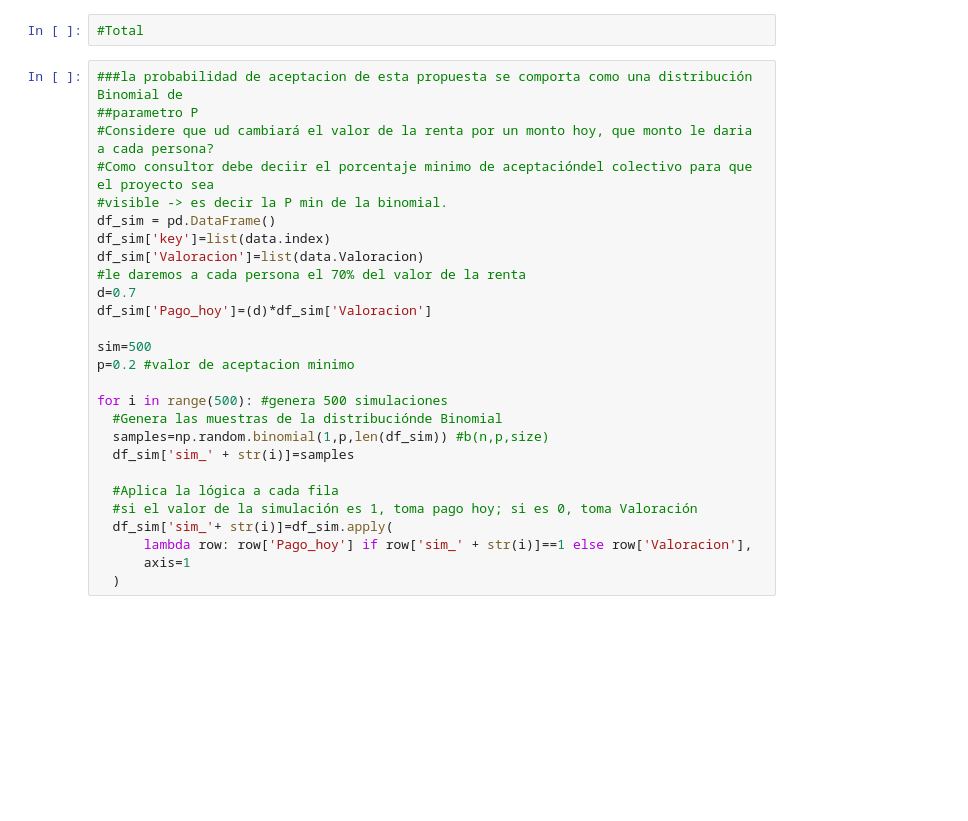
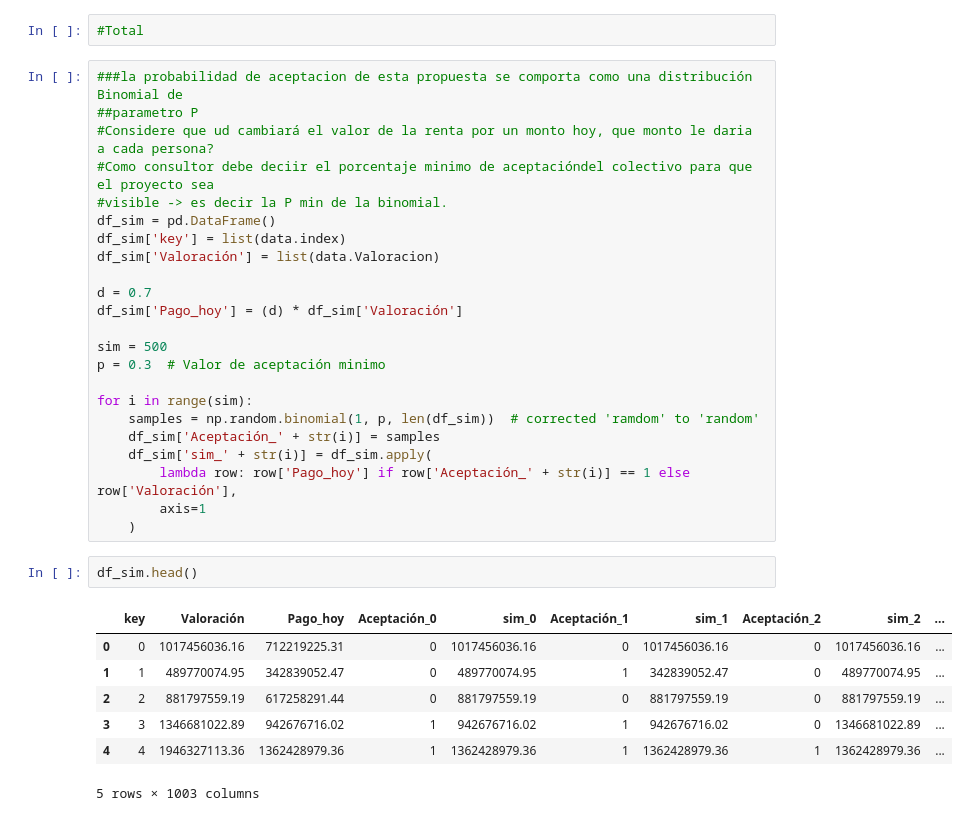
Before and after one commit to mateocivil10/pj_sa_202501, a Jupyter notebook: notebooks/4Clase.ipynb, the cells around one changed output. Cells and saved outputs as stored; diff of their text form; blank space fills up the shorter version.

```diff
--- a/notebooks/4Clase.ipynb
+++ b/notebooks/4Clase.ipynb
@@ -254,23 +254,29 @@ Cuantil al 95%: 2926050013.444586
 #Como consultor debe deciir el porcentaje minimo de aceptacióndel colectivo para que el proyecto sea
 #visible -> es decir la P min de la binomial.
 df_sim = pd.DataFrame()
-df_sim['key']=list(data.index)
-df_sim['Valoracion']=list(data.Valoracion)
-#le daremos a cada persona el 70% del valor de la renta
-d=0.7
-df_sim['Pago_hoy']=(d)*df_sim['Valoracion']
+df_sim['key'] = list(data.index)
+df_sim['Valoración'] = list(data.Valoracion)
 
-sim=500
-p=0.2 #valor de aceptacion minimo
+d = 0.7
+df_sim['Pago_hoy'] = (d) * df_sim['Valoración']
 
-for i in range(500): #genera 500 simulaciones
-  #Genera las muestras de la distribuciónde Binomial
-  samples=np.random.binomial(1,p,len(df_sim)) #b(n,p,size)
-  df_sim['sim_' + str(i)]=samples
+sim = 500
+p = 0.3  # Valor de aceptación minimo
 
-  #Aplica la lógica a cada fila
-  #si el valor de la simulación es 1, toma pago hoy; si es 0, toma Valoración
-  df_sim['sim_'+ str(i)]=df_sim.apply(
-      lambda row: row['Pago_hoy'] if row['sim_' + str(i)]==1 else row['Valoracion'],
-      axis=1
-  )
+for i in range(sim):
+    samples = np.random.binomial(1, p, len(df_sim))  # corrected 'ramdom' to 'random'
+    df_sim['Aceptación_' + str(i)] = samples
+    df_sim['sim_' + str(i)] = df_sim.apply(
+        lambda row: row['Pago_hoy'] if row['Aceptación_' + str(i)] == 1 else row['Valoración'],
+        axis=1
+    )
+# %%
+df_sim.head()
+# %% [output]
+|  | key | Valoración | Pago_hoy | Aceptación_0 | sim_0 | Aceptación_1 | sim_1 | Aceptación_2 | sim_2 | ... |
+| 0 | 0 | 1017456036.16 | 712219225.31 | 0 | 1017456036.16 | 0 | 1017456036.16 | 0 | 1017456036.16 | ... |
+| 1 | 1 | 489770074.95 | 342839052.47 | 0 | 489770074.95 | 1 | 342839052.47 | 0 | 489770074.95 | ... |
+| 2 | 2 | 881797559.19 | 617258291.44 | 0 | 881797559.19 | 0 | 881797559.19 | 0 | 881797559.19 | ... |
+| 3 | 3 | 1346681022.89 | 942676716.02 | 1 | 942676716.02 | 1 | 942676716.02 | 0 | 1346681022.89 | ... |
+| 4 | 4 | 1946327113.36 | 1362428979.36 | 1 | 1362428979.36 | 1 | 1362428979.36 | 1 | 1362428979.36 | ... |
+5 rows × 1003 columns
```
Also changed, not shown: parts of 4 cells of this notebook.
